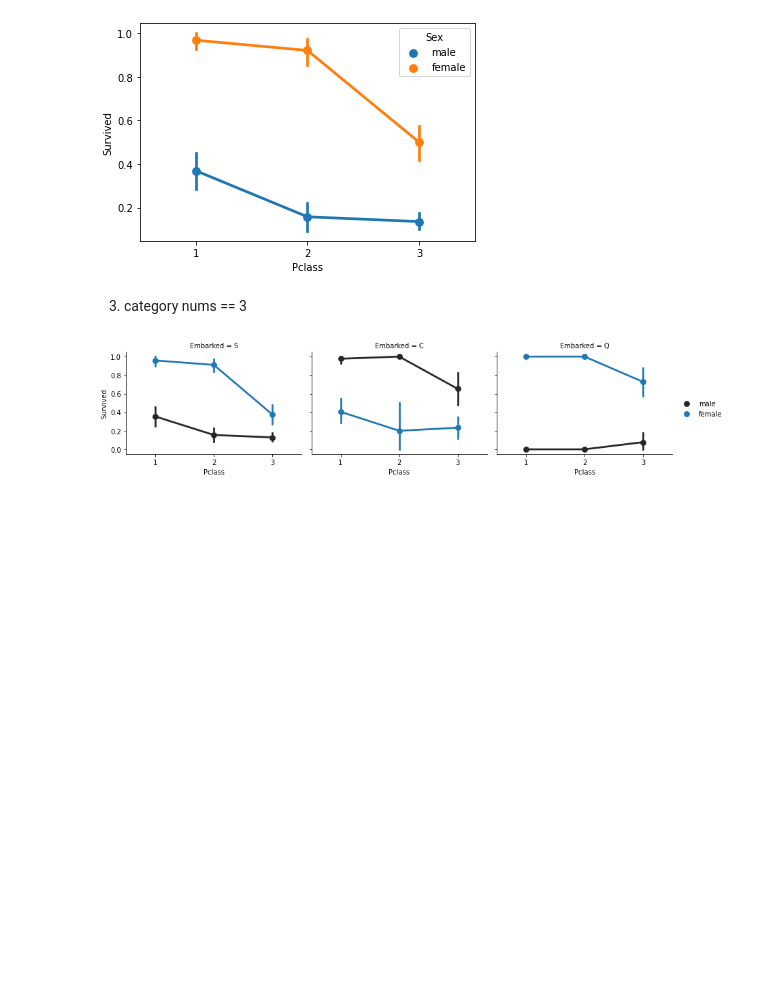
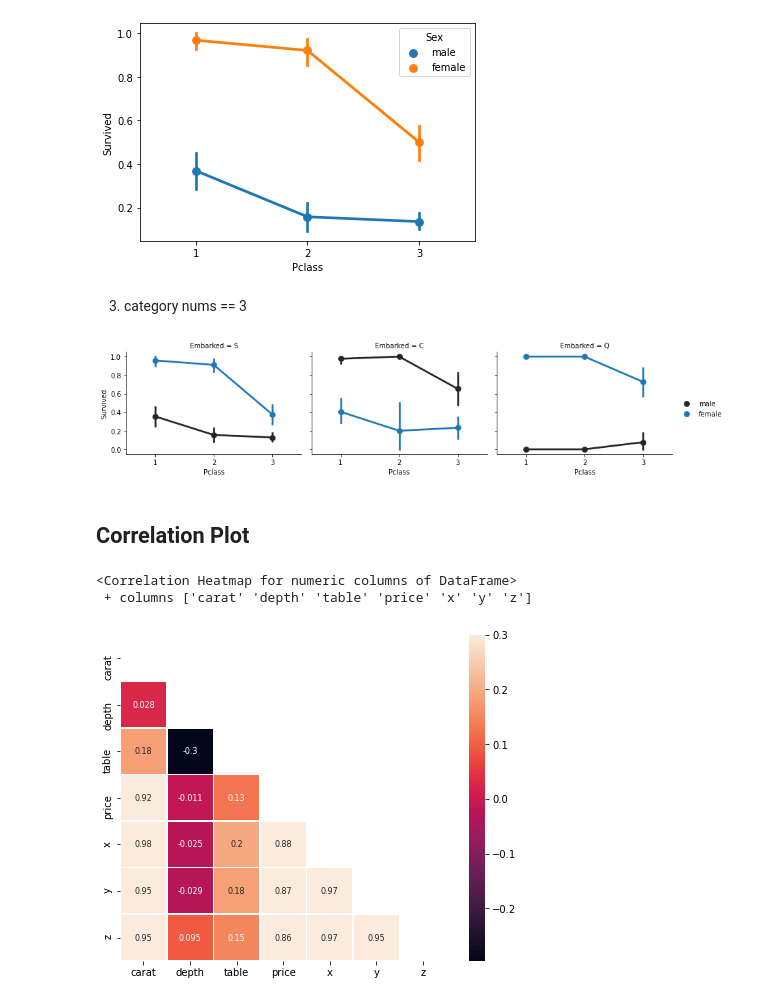
Before and after one commit to jinkookchoi/pandas-explore, a Jupyter notebook: source/2.Plot.ipynb, the cells around one changed output. Cells and saved outputs as stored; diff of their text form; code cells hidden in the pictures; blank space fills up the shorter version.

```diff
--- a/source/2.Plot.ipynb
+++ b/source/2.Plot.ipynb
@@ -292,3 +292,11 @@ exp.plot_cats2point(df_titanic, ['Pclass', 'Sex'], 'Survived')
 exp.plot_cats2point(df_titanic, ['Pclass', 'Sex', 'Embarked'], 'Survived', figsize=(4,3))
 # %% [output]
 [figure]
+# %% [markdown]
+## Correlation Plot
+# %%
+exp.plot_corrmap(df_diamonds)
+# %% [output]
+<Correlation Heatmap for numeric columns of DataFrame>
+ + columns ['carat' 'depth' 'table' 'price' 'x' 'y' 'z']
+[figure, added]
```
Also changed, not shown: parts of 1 cell of this notebook, 4 other files.
